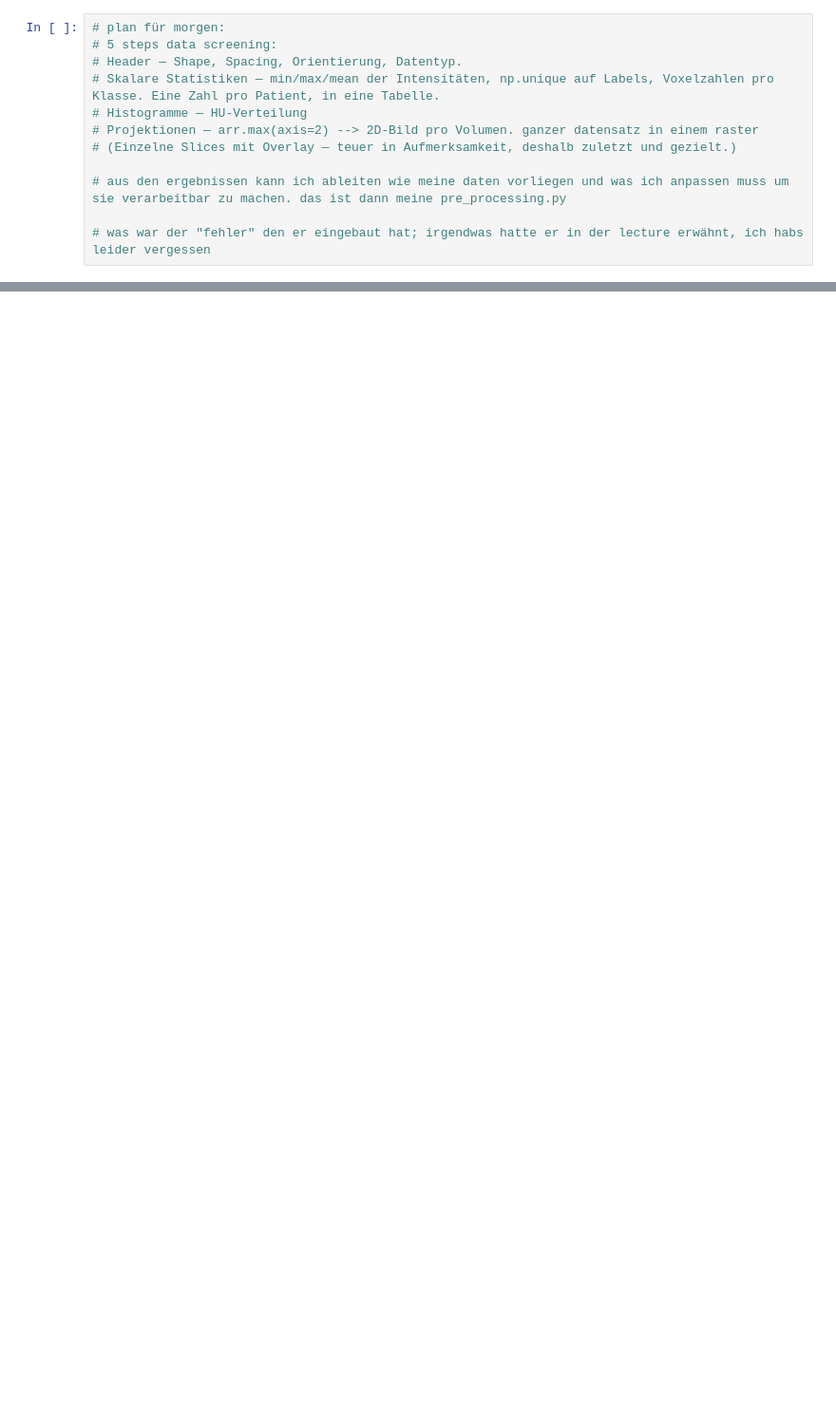
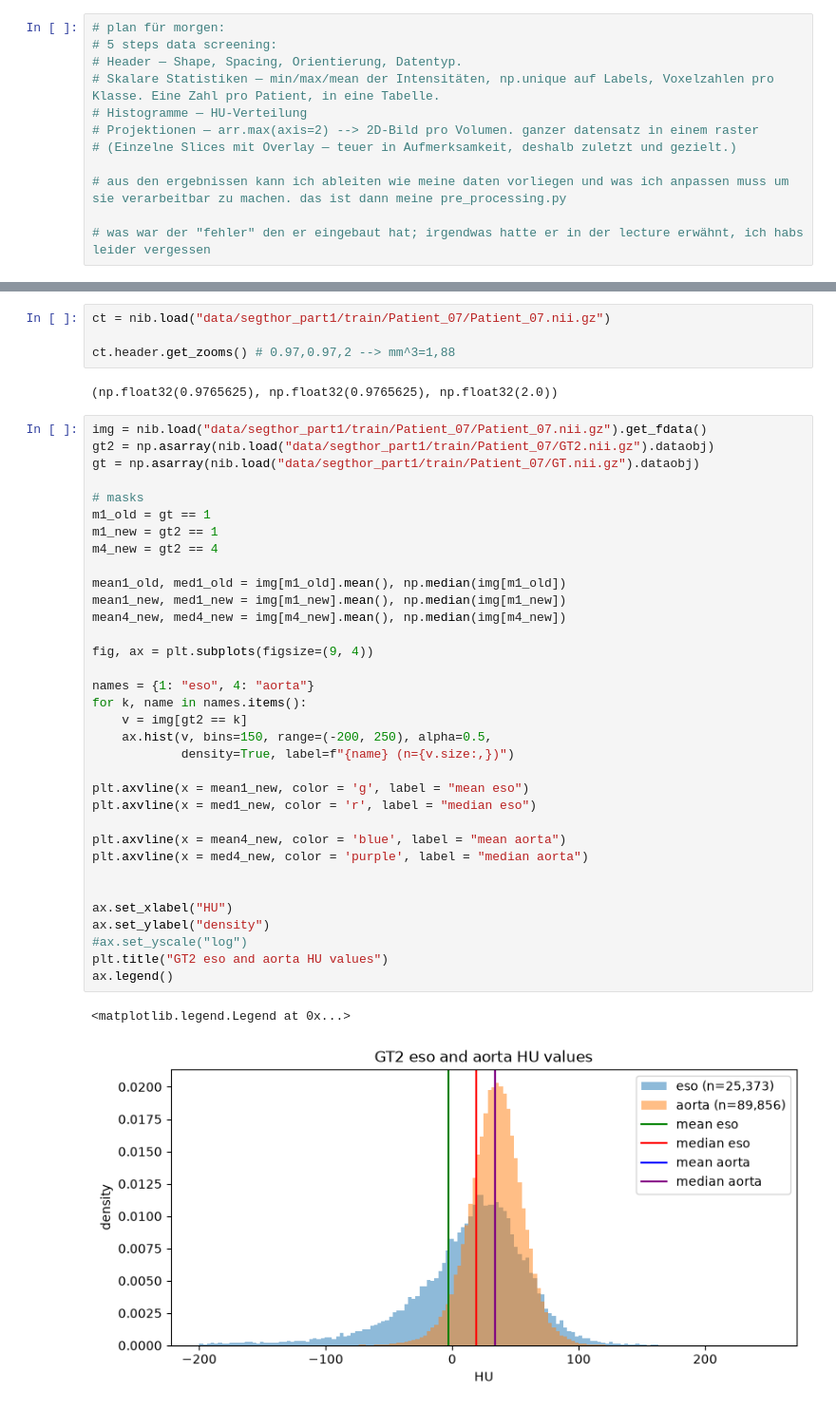
Before and after one commit to sam-ts-h/ai4mi_project_group13, a Jupyter notebook: pre_processing.ipynb, the cells around one changed output, grey strips where cells are left out. Shown at 95% size. Cells and saved outputs as stored; diff of their text form; blank space fills up the shorter version.

```diff
--- a/pre_processing.ipynb
+++ b/pre_processing.ipynb
@@ -335,0 +421,43 @@ fig.tight_layout()
+# %%
+ct = nib.load("data/segthor_part1/train/Patient_07/Patient_07.nii.gz")
+
+ct.header.get_zooms() # 0.97,0.97,2 --> mm^3=1,88
+# %% [output]
+(np.float32(0.9765625), np.float32(0.9765625), np.float32(2.0))
+# %%
+img = nib.load("data/segthor_part1/train/Patient_07/Patient_07.nii.gz").get_fdata()
+gt2 = np.asarray(nib.load("data/segthor_part1/train/Patient_07/GT2.nii.gz").dataobj)
+gt = np.asarray(nib.load("data/segthor_part1/train/Patient_07/GT.nii.gz").dataobj)
+
+# masks
+m1_old = gt == 1
+m1_new = gt2 == 1
+m4_new = gt2 == 4
+
+mean1_old, med1_old = img[m1_old].mean(), np.median(img[m1_old])
+mean1_new, med1_new = img[m1_new].mean(), np.median(img[m1_new])
+mean4_new, med4_new = img[m4_new].mean(), np.median(img[m4_new])
+
+fig, ax = plt.subplots(figsize=(9, 4))
+
+names = {1: "eso", 4: "aorta"}
+for k, name in names.items():
+    v = img[gt2 == k]
+    ax.hist(v, bins=150, range=(-200, 250), alpha=0.5,
+            density=True, label=f"{name} (n={v.size:,})")
+
+plt.axvline(x = mean1_new, color = 'g', label = "mean eso")
+plt.axvline(x = med1_new, color = 'r', label = "median eso")
+
+plt.axvline(x = mean4_new, color = 'blue', label = "mean aorta")
+plt.axvline(x = med4_new, color = 'purple', label = "median aorta")
+
+
+ax.set_xlabel("HU")
+ax.set_ylabel("density")
+#ax.set_yscale("log")
+plt.title("GT2 eso and aorta HU values")
+ax.legend()
+# %% [output]
+<matplotlib.legend.Legend at 0x...>
+[figure, added]
```
Also changed, not shown: parts of 11 cells of this notebook, 1 other file.
